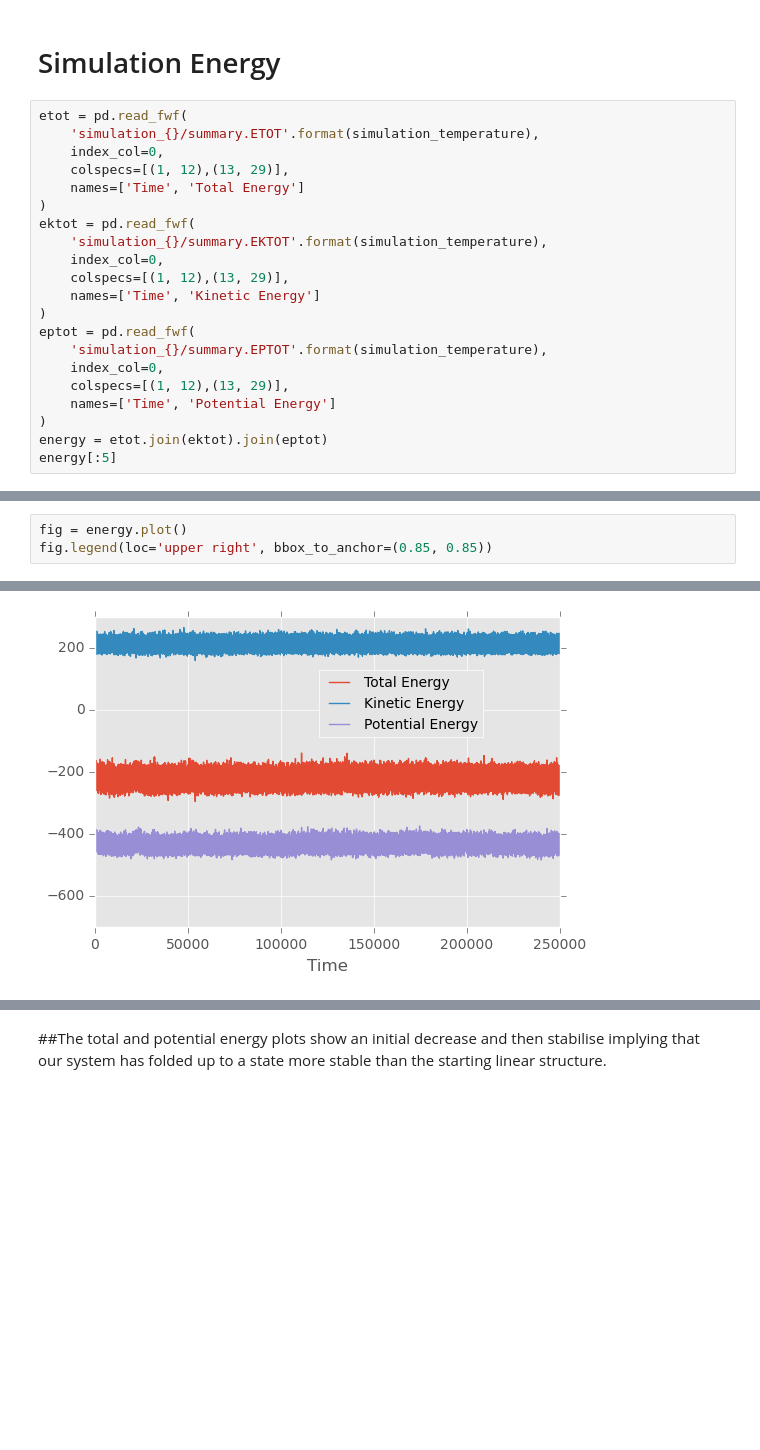
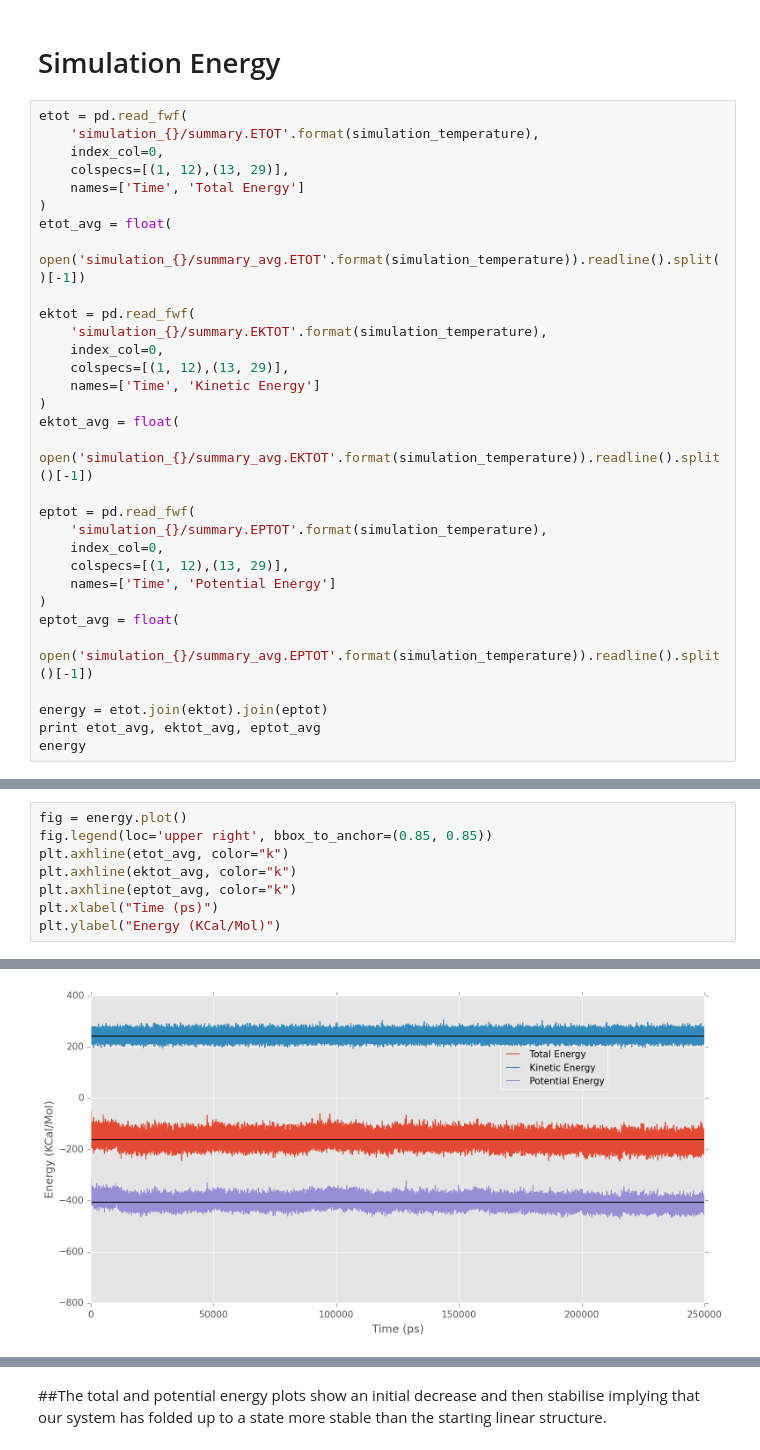
Before and after one commit to mchelem/trp-cage-md-simulation, a Jupyter notebook: Trp-Cage Peptide Molecular Dynamics - Temperature and Energies.ipynb, the cells around one changed output, grey strips where cells are left out. Saved outputs shown, nothing was run; the diff lists cells and outputs as text; blank space fills up the shorter version.

```diff
--- a/Trp-Cage Peptide Molecular Dynamics - Temperature and Energies.ipynb
+++ b/Trp-Cage Peptide Molecular Dynamics - Temperature and Energies.ipynb
@@ -85,18 +95,28 @@ etot = pd.read_fwf(
     colspecs=[(1, 12),(13, 29)],
     names=['Time', 'Total Energy']
 )
+etot_avg = float(
+    open('simulation_{}/summary_avg.ETOT'.format(simulation_temperature)).readline().split()[-1])
+
 ektot = pd.read_fwf(
     'simulation_{}/summary.EKTOT'.format(simulation_temperature),
     index_col=0,
     colspecs=[(1, 12),(13, 29)],
     names=['Time', 'Kinetic Energy']
 )
+ektot_avg = float(
+    open('simulation_{}/summary_avg.EKTOT'.format(simulation_temperature)).readline().split()[-1])
+
 eptot = pd.read_fwf(
     'simulation_{}/summary.EPTOT'.format(simulation_temperature),
     index_col=0,
     colspecs=[(1, 12),(13, 29)],
     names=['Time', 'Potential Energy']
 )
+eptot_avg = float(
+    open('simulation_{}/summary_avg.EPTOT'.format(simulation_temperature)).readline().split()[-1])
+
 energy = etot.join(ektot).join(eptot)
-energy[:5]
+print etot_avg, ektot_avg, eptot_avg
+energy
 # %% [output]
@@ -111,4 +143,9 @@ energy[:5]
 # %%
 fig = energy.plot()
 fig.legend(loc='upper right', bbox_to_anchor=(0.85, 0.85))
+plt.axhline(etot_avg, color="k")
+plt.axhline(ektot_avg, color="k")
+plt.axhline(eptot_avg, color="k")
+plt.xlabel("Time (ps)")
+plt.ylabel("Energy (KCal/Mol)")
 # %% [output]
@@ -116,2 +153,2 @@ fig.legend(loc='upper right', bbox_to_anchor=(0.85, 0.85))
-[figure, old version]
+[figure, new version]
 # %%
```
Also changed, not shown: parts of 13 cells of this notebook, 1 other file.
